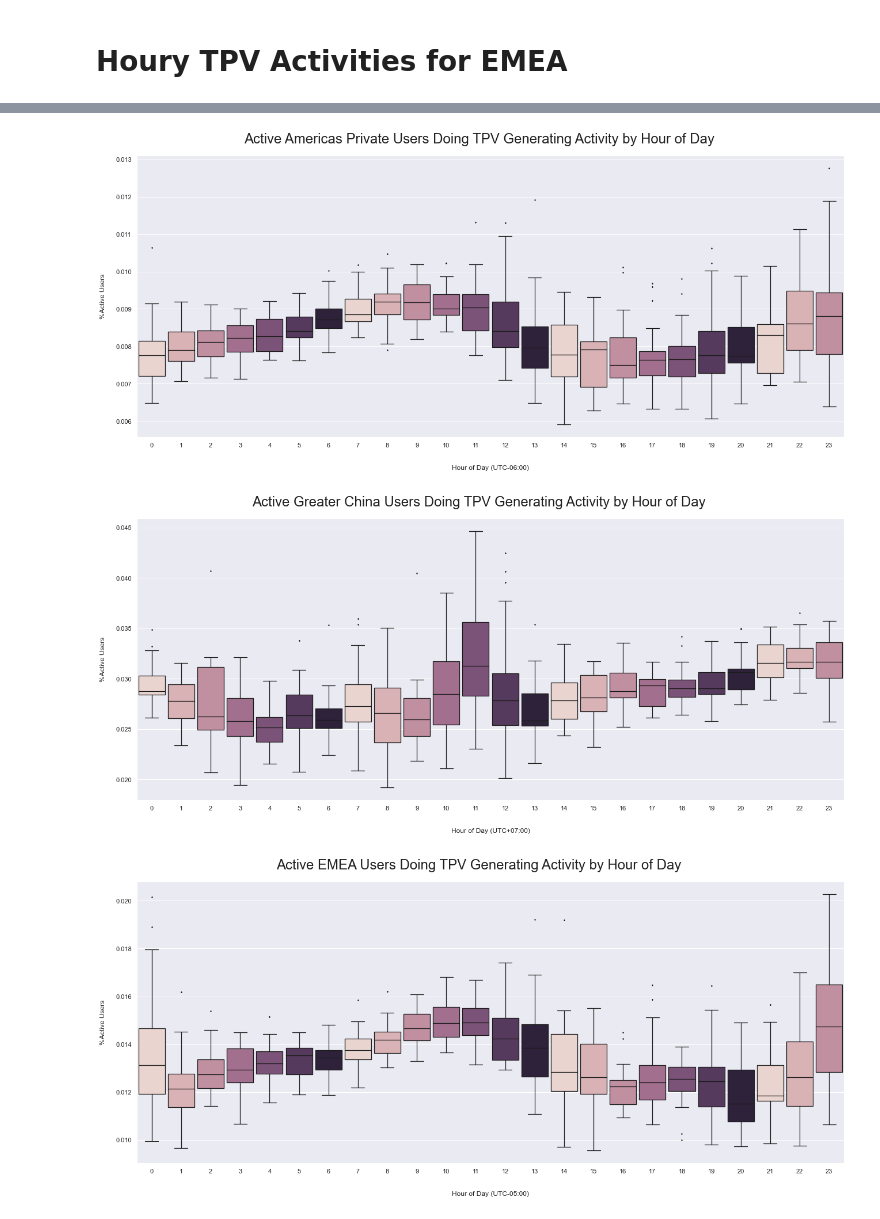
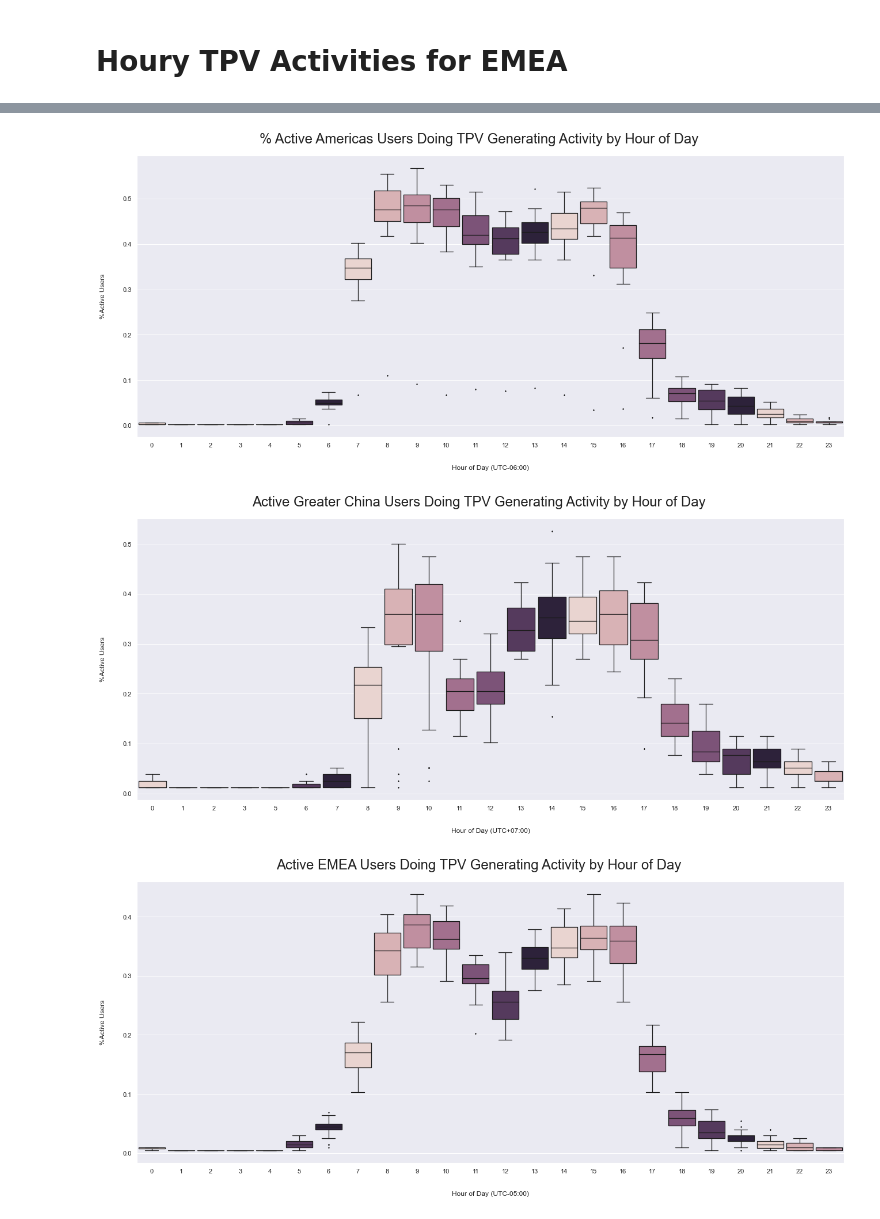
Before and after one commit to CocoZHG611/GC-Data-and-Analytics, a Jupyter notebook: User Activity Hourly.ipynb, the cells around one changed output, grey strips where cells are left out. Drawn from its saved outputs; the diff is of its cells as text; code cells hidden in the pictures.

```diff
--- a/User Activity Hourly.ipynb
+++ b/User Activity Hourly.ipynb
@@ -36,6 +36,5 @@ print('Updated on:{}'.format(datetime.datetime.fromtimestamp(ts).strftime('%Y-%m
 # df = pd.read_csv(cache_filename, sep='\t')
 df = pd.read_csv(cache_filename, sep=',')
 df=df.loc[df['PROJECT_ACTIVITY_STATUS']!='Invite Queued']
-df=df.iloc[:,1:]
 df.head()
 # %% [output]
@@ -464,7 +464,7 @@ df_population= df_population.loc[df_population.ACTIVITY_YEAR_NUMBER >= 2020]
 
 
 # activity filters
-df_population = df_population.loc[df_population.PROJECT_ACTIVITY_STATUS.isin(['Accepted', 'Invite Queued', 'Invited', 'Highlights Added', 'Given to Client', 'Accept Started', 'Scheduled'])]
+df_population = df_population.loc[df_population.PROJECT_ACTIVITY_STATUS.isin(['Accepted', 'Invited', 'Highlights Added', 'Given to Client', 'Accept Started', 'Scheduled'])]
 df_working = df.loc[~df_population.CREATED_BY.isin([0, 9999])]
 df_working = df_working.loc[df_population.ACTIVITY_IS_WORK_DAY == 1]
 
@@ -472,8 +472,8 @@ df_grouped = df_working.groupby(['ACTIVITY_YEAR_NUMBER', 'DAY_OF_YEAR', 'ACTIVIT
 df_working = pd.DataFrame(df_grouped['CREATED_BY'].nunique().to_frame())
 df_working['ACTIVITY_COUNT'] = df_grouped['ACTIVITY_HOUR_NUMBER'].count().to_frame()['ACTIVITY_HOUR_NUMBER']
 df_working = pd.DataFrame(df_working.to_records())
-df_working['ACTIVITY_PER_USER'] = df_working['ACTIVITY_COUNT'] / df_working['CREATED_BY']
-df_working['ACTIVITY_PER_USER_BY_ROLLING'] = df_working['ACTIVITY_PER_USER'].rolling(7).mean()
+#df_working['ACTIVITY_PER_USER'] = df_working['ACTIVITY_COUNT'] / df_working['CREATED_BY']
+#df_working['ACTIVITY_PER_USER_BY_ROLLING'] = df_working['ACTIVITY_PER_USER'].rolling(7).mean()
 
 # region filters
 conditions=[
@@ -484,12 +484,13 @@ conditions=[
 ]
 
 # create a list of values we want to assign for each condition
-values=['91','94','326','203']
+values=['91','78','326','203']
+#Changing from 94 to 78 for Greater China
 
 #create a new column and use np.select to assign values to it using our lists as arguments
 df_working['ALL_CS']=np.select(conditions,values)
 df_working['ALL_CS']=df_working['ALL_CS'].astype(str).astype(int)
-df_working['Created_by_Perc']=df_working['ACTIVITY_PER_USER_BY_ROLLING']/df_working['ALL_CS']
+df_working['Created_by_Perc']=df_working['CREATED_BY']/df_working['ALL_CS']
 
 #display updated DataFrame
 df_working.tail()
@@ -503,18 +504,18 @@ df_working.tail()
 # %%
 df_population = offset_hours(df_working, -6)
 df_population = df_population.loc[df_population.PL_NAME2 == 'Americas']
-render_hourly_box(df_population, "Created_by_Perc", "Active Americas Private Users Doing TPV Generating Activity by Hour of Day", offset=-6, ylabel='%Active Users')
+render_hourly_box(df_population, "Created_by_Perc", "% Active Americas Users Doing TPV Generating Activity by Hour of Day", offset=-6, ylabel='%Active Users')
 # %% [output]
-[figure, old version]
+[figure, new version]
 # %%
 df_population = offset_hours(df_working, 7)
 df_population = df_population.loc[df_population.PL_NAME2 == 'Greater China']
 render_hourly_box(df_population, "Created_by_Perc", "Active Greater China Users Doing TPV Generating Activity by Hour of Day", offset=7, ylabel='%Active Users')
 # %% [output]
-[figure, old version]
+[figure, new version]
 # %%
-df_population = offset_hours(df_working, -5)
+df_population = offset_hours(df_working, 0)
 df_population = df_population.loc[df_population.PL_NAME2 == 'EMEA']
 render_hourly_box(df_population, "Created_by_Perc", "Active EMEA Users Doing TPV Generating Activity by Hour of Day", offset=-5, ylabel='%Active Users')
 # %% [output]
-[figure, old version]
+[figure, new version]
```
Also changed, not shown: parts of 23 cells of this notebook.
